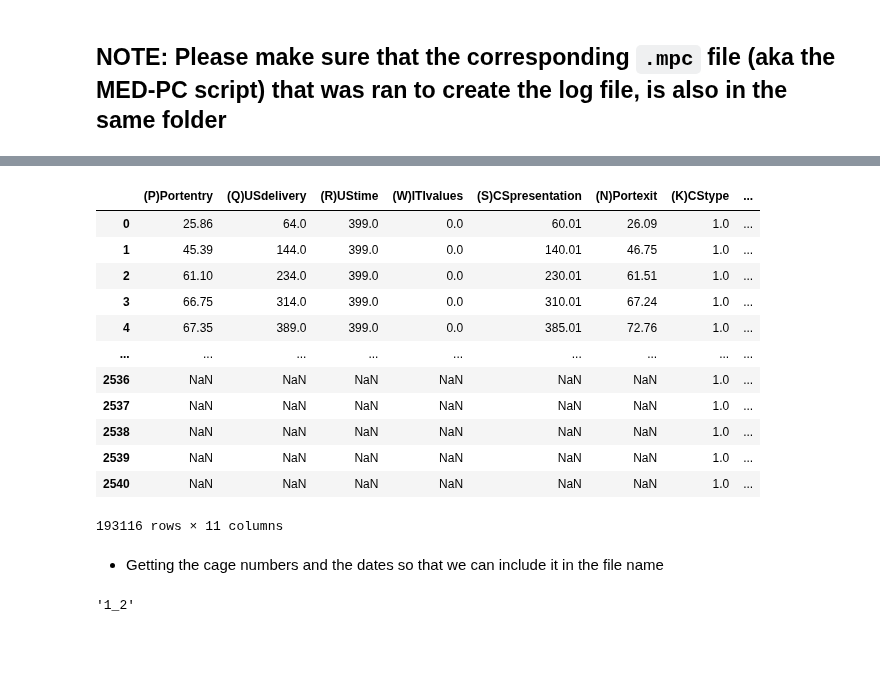
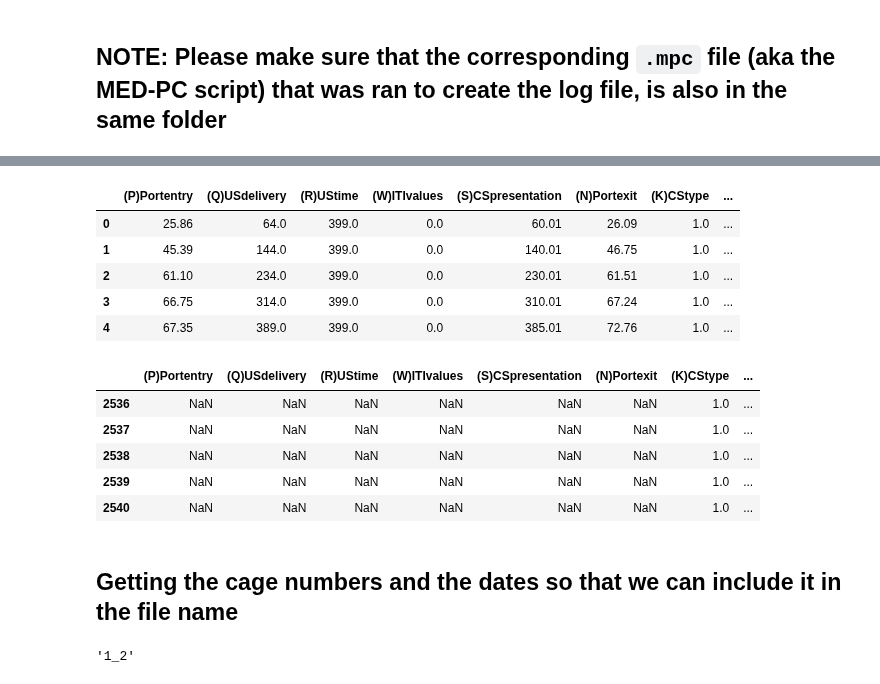
Before and after one commit to padillacoreanolab/behavioral_dataframe_processing, a Jupyter notebook: jupyter_notebooks/MED_PC/01_extracting_recording_data_and_metadata.ipynb, the cells around one changed output, grey strips where cells are left out. Cells and saved outputs as stored; diff of their text form; code cells hidden in the pictures; blank space fills up the shorter version.

```diff
--- a/jupyter_notebooks/MED_PC/01_extracting_recording_data_and_metadata.ipynb
+++ b/jupyter_notebooks/MED_PC/01_extracting_recording_data_and_metadata.ipynb
@@ -322,5 +321,5 @@ Invalid Formatting for file: ./example_recordings/2022-05-16_10h57m_Subject .txt
 # %%
-concatted_medpc_df
+concatted_medpc_df.head()
 # %% [output]
 |  | (P)Portentry | (Q)USdelivery | (R)UStime | (W)ITIvalues | (S)CSpresentation | (N)Portexit | (K)CStype | ... |
 | 0 | 25.86 | 64.0 | 399.0 | 0.0 | 60.01 | 26.09 | 1.0 | ... |
@@ -328,15 +327,17 @@ concatted_medpc_df
 | 2 | 61.10 | 234.0 | 399.0 | 0.0 | 230.01 | 61.51 | 1.0 | ... |
 | 3 | 66.75 | 314.0 | 399.0 | 0.0 | 310.01 | 67.24 | 1.0 | ... |
 | 4 | 67.35 | 389.0 | 399.0 | 0.0 | 385.01 | 72.76 | 1.0 | ... |
-| ... | ... | ... | ... | ... | ... | ... | ... | ... |
-| 2536 | NaN | NaN | NaN | NaN | NaN | NaN | 1.0 | ... |
-| 2537 | NaN | NaN | NaN | NaN | NaN | NaN | 1.0 | ... |
-| 2538 | NaN | NaN | NaN | NaN | NaN | NaN | 1.0 | ... |
-| 2539 | NaN | NaN | NaN | NaN | NaN | NaN | 1.0 | ... |
-| 2540 | NaN | NaN | NaN | NaN | NaN | NaN | 1.0 | ... |
-193116 rows × 11 columns
+# %%
+concatted_medpc_df.tail()
+# %% [output]
+|  | (P)Portentry | (Q)USdelivery | (R)UStime | (W)ITIvalues | (S)CSpresentation | (N)Portexit | (K)CStype | ... |
+| 2536 | NaN | NaN | NaN | NaN | NaN | NaN | 1.0 | ... |
+| 2537 | NaN | NaN | NaN | NaN | NaN | NaN | 1.0 | ... |
+| 2538 | NaN | NaN | NaN | NaN | NaN | NaN | 1.0 | ... |
+| 2539 | NaN | NaN | NaN | NaN | NaN | NaN | 1.0 | ... |
+| 2540 | NaN | NaN | NaN | NaN | NaN | NaN | 1.0 | ... |
 # %% [markdown]
-- Getting the cage numbers and the dates so that we can include it in the file name
+## Getting the cage numbers and the dates so that we can include it in the file name
 # %%
 # removing blank spaces
 cage_numbers = [number for number in metadata_df["cage"].unique() if number]
```
Also changed, not shown: parts of 32 cells of this notebook, 1 other file.
